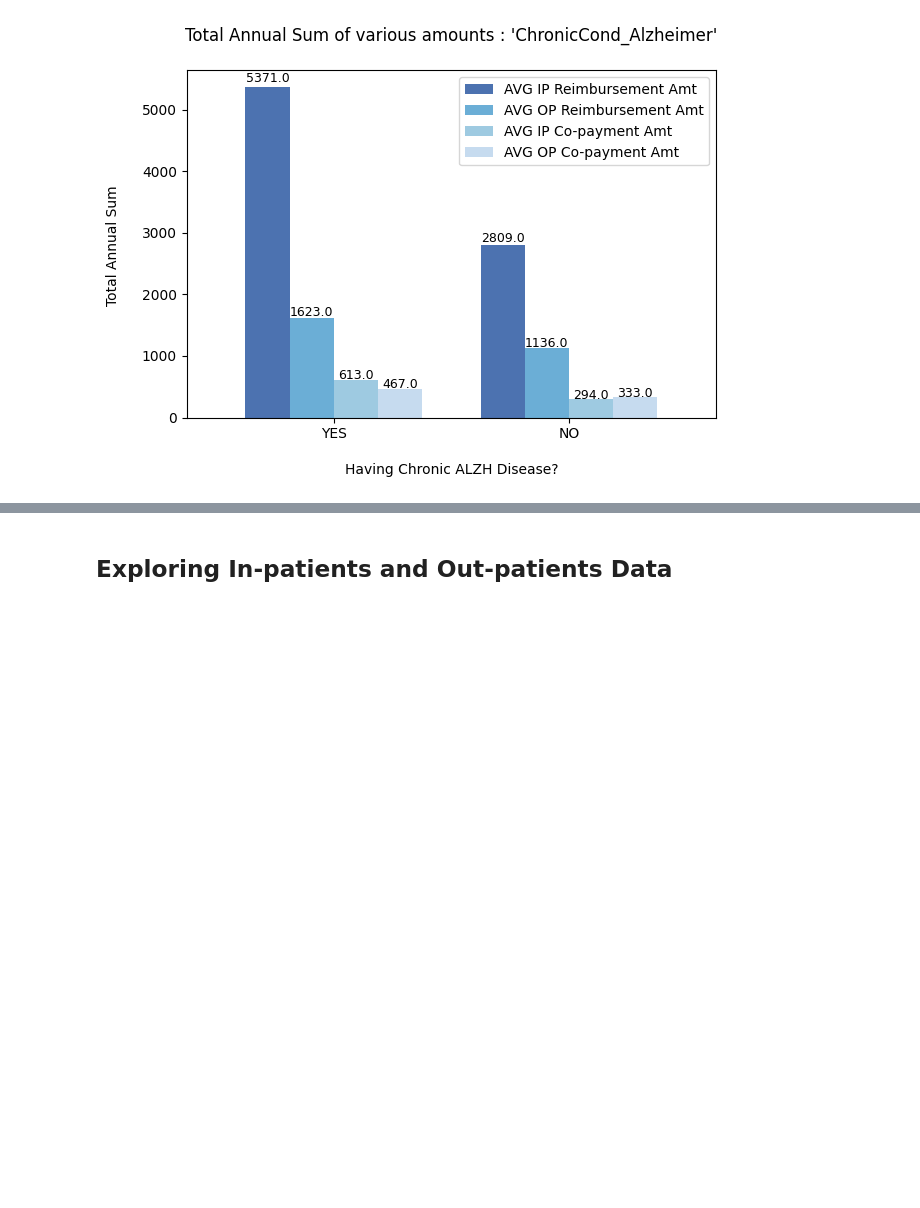
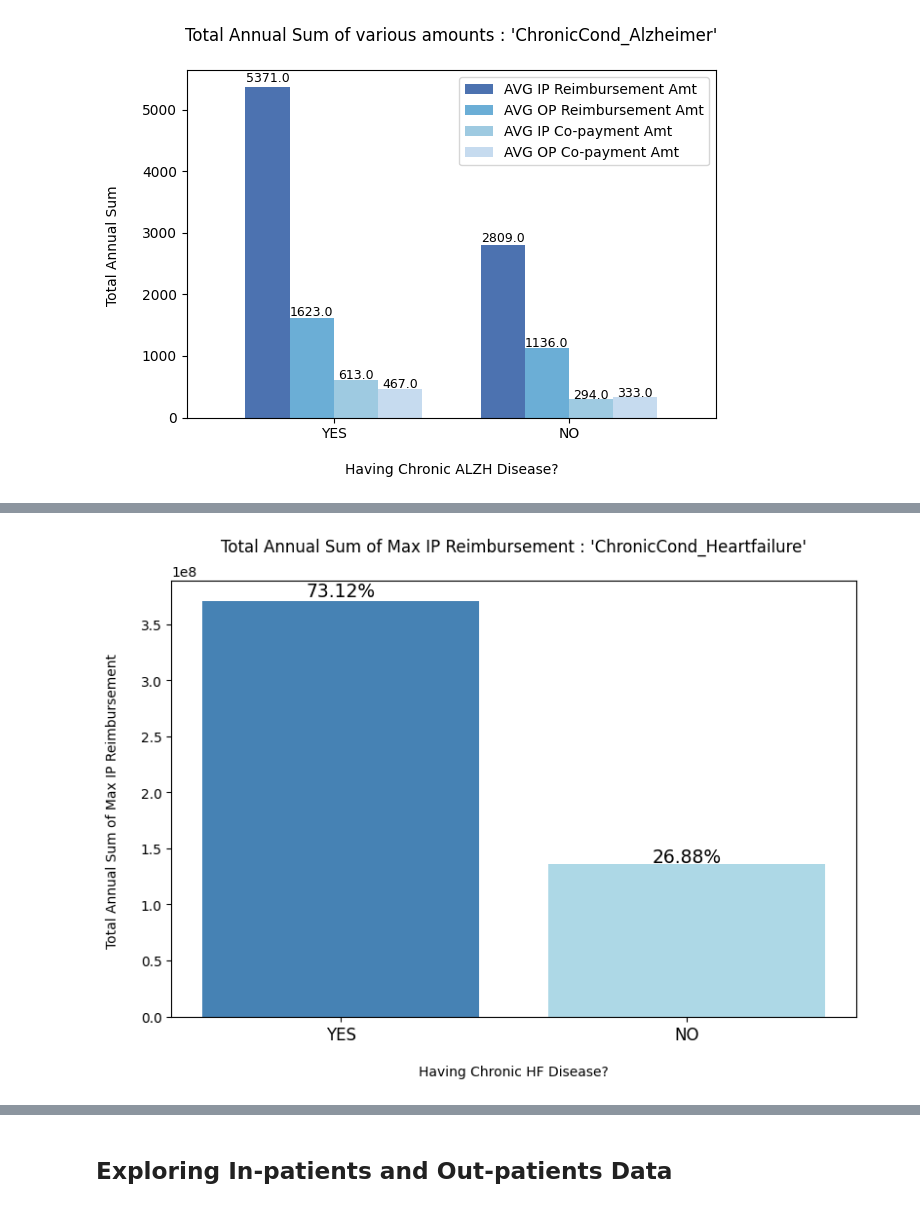
Before and after one commit to bharath03-a/INFO531FinalProject, a Jupyter notebook: notebooks/01_Exploratory_Data_Analysis.ipynb, the cells around one changed output, grey strips where cells are left out. Cells and saved outputs as stored; diff of their text form; code cells hidden in the pictures; blank space fills up the shorter version.

```diff
--- a/notebooks/01_Exploratory_Data_Analysis.ipynb
+++ b/notebooks/01_Exploratory_Data_Analysis.ipynb
@@ -890,0 +925,34 @@ plt.show()
+# %%
+hf_ip_reimb = (
+    train_beneficiary
+    .group_by("ChronicCond_Heartfailure")
+    .agg(pl.sum("IPAnnualReimbursementAmt").alias("total_ip_reimb"))
+    .sort("ChronicCond_Heartfailure")
+)
+
+values = hf_ip_reimb["total_ip_reimb"].to_list()
+labels_raw = hf_ip_reimb["ChronicCond_Heartfailure"].to_list()
+labels = ["YES" if val == 1 else "NO" for val in labels_raw]
+
+plt.figure(figsize=(8, 6))
+bars = plt.bar(range(len(values)), values, color=["steelblue", "lightblue"])
+
+total = sum(values)
+for i, bar in enumerate(bars):
+    height = bar.get_height()
+    plt.annotate(
+        f'{round((height * 100) / total, 2)}%',
+        (bar.get_x() + bar.get_width() / 2, height * 1.01),
+        ha='center',
+        fontsize=13.5,
+        rotation=0
+    )
+
+plt.xlabel("\nHaving Chronic HF Disease?")
+plt.xticks(ticks=range(len(labels)), labels=labels, fontsize=12)
+plt.ylabel("Total Annual Sum of Max IP Reimbursement \n")
+plt.title("Total Annual Sum of Max IP Reimbursement : 'ChronicCond_Heartfailure'\n")
+plt.tight_layout()
+plt.show()
+# %% [output]
+[figure, added]
```
Also changed, not shown: parts of 127 cells of this notebook.
